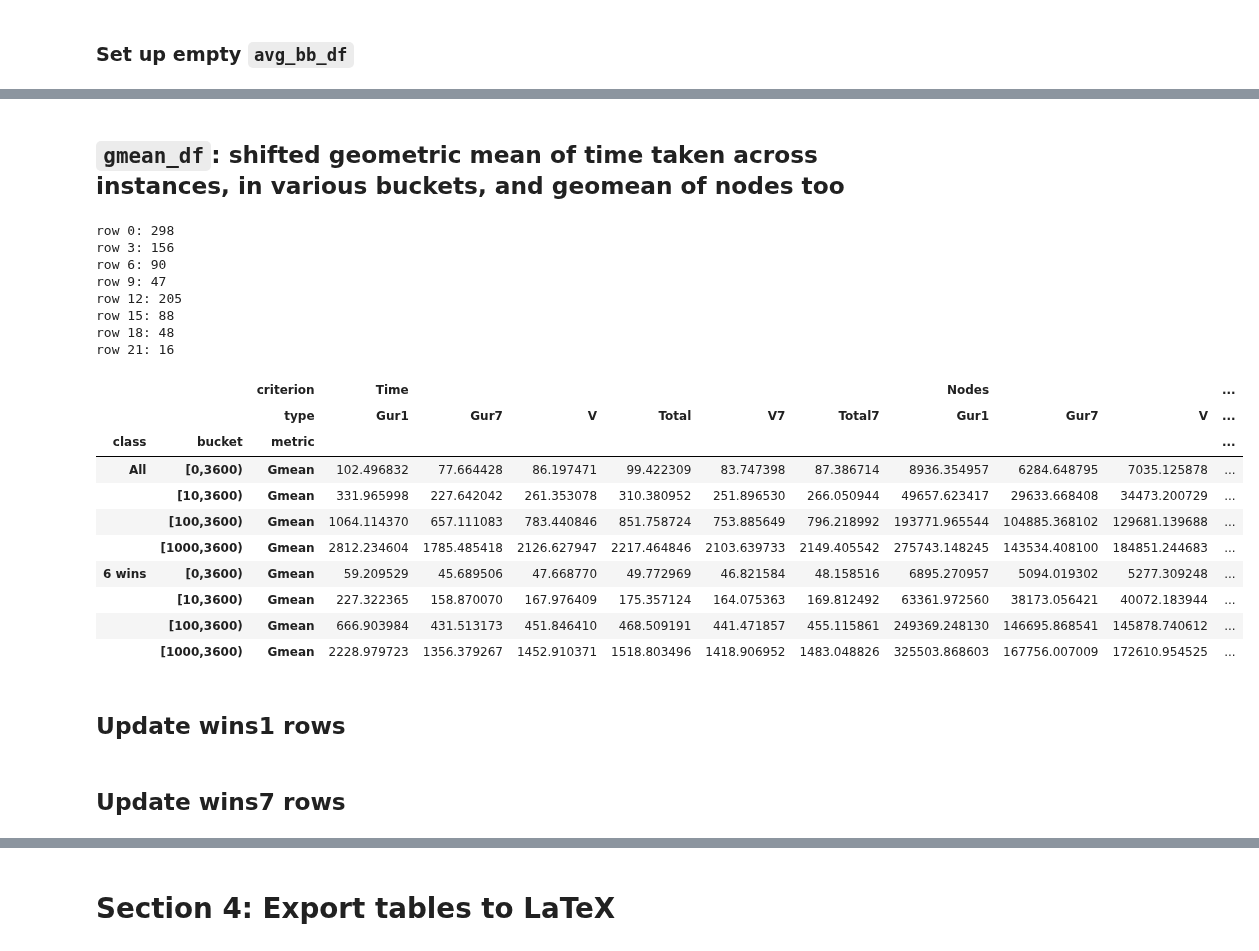
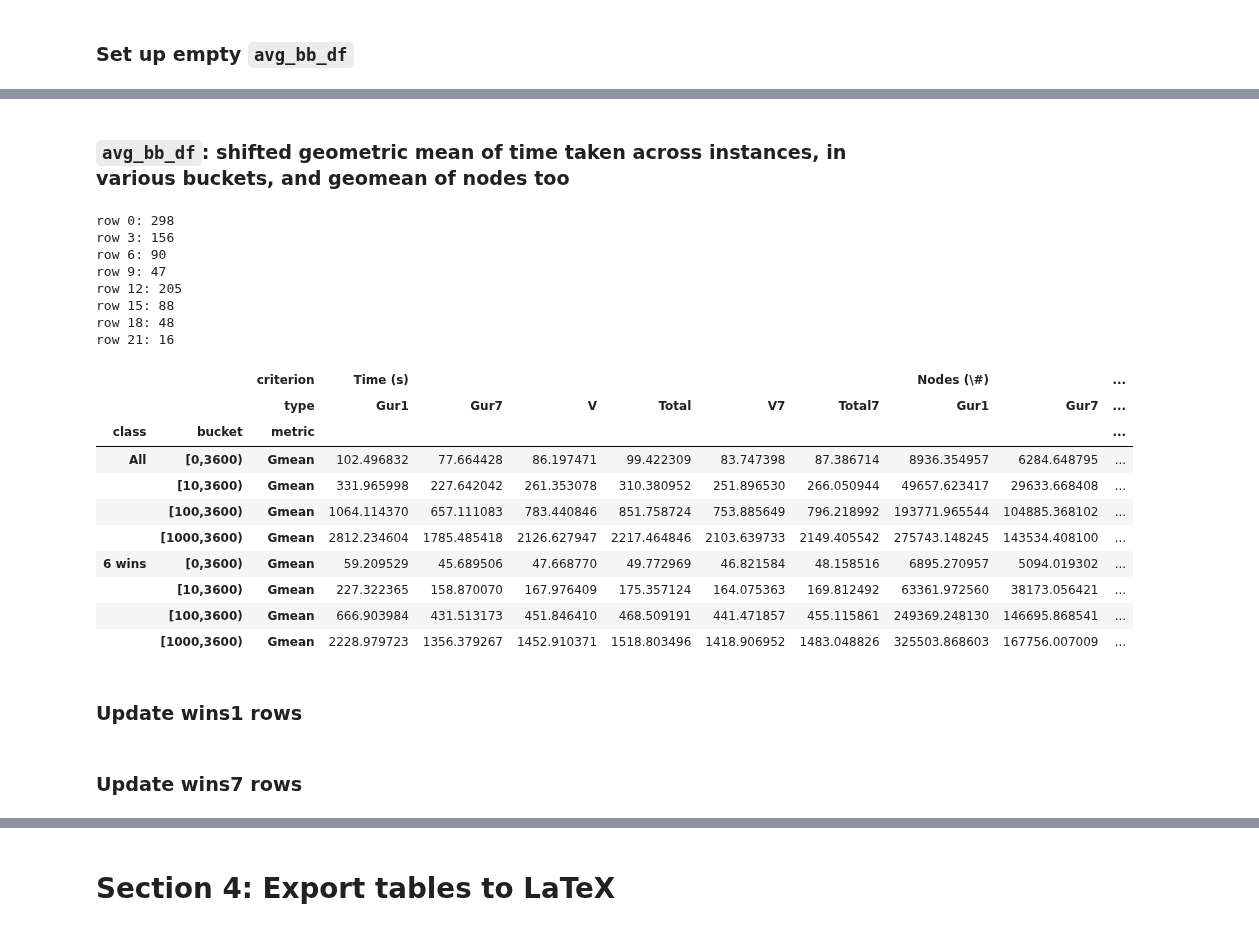
Before and after one commit to akazachk/vpc, a Jupyter notebook: plots/plots.ipynb, the cells around one changed output, grey strips where cells are left out. Cells and saved outputs as stored; diff of their text form; code cells hidden in the pictures.

Commit message:
Table 6 now successfully generated.

```diff
--- a/plots/plots.ipynb
+++ b/plots/plots.ipynb
@@ -1591,15 +1590,10 @@ time_df = df.loc[:,
                     'AVG REF TIME',
                     'FIRST REF+V TIME',
                     'VPC_GEN_TIME',
+                    'NUM GMIC',
                     'NUM VPC',
                     'NUM OBJ',
                     'ALL REF TIME',
                     'ExitReason']
                ]
-
-# Add total time for running solvder + generating cuts
-gurv_w_cut_time_col = 'REF+V W/CUTGEN TIME'
-time_df[gurv_w_cut_time_col] = time_df['FIRST REF+V TIME'] + time_df['VPC_GEN_TIME']
-
-display(time_df.loc['bm23_presolved'])
 #display(time_df.loc[("bm23_presolved",2)])
@@ -1616,0 +1686,5 @@ display(time_df.loc['bm23_presolved'])
+# %%
+# Add total time for running solver + generating cuts
+time_df[gur1v_w_cut_time_col] = time_df[gur1vtime_col] + time_df[col_vpc_gen_time]
+
+display(time_df.loc['bm23_presolved'])
@@ -1785,13 +2022,16 @@ bb_buckets = ['[' + str(bucket_min[j]) + ',' + str(bucket_max[j]) + ')' for j in
 # display(bucket_names)
 
 bb_metrics = ['Gmean', 'Wins1', 'Wins7']
+
+time_col_header = 'Time (s)'
+node_col_header = 'Nodes (\\#)'
 # %% [markdown]
 ### Set up empty `avg_bb_df`
 # %%
 ## Prepare avg_bb_df
 
 avg_bb_cols = pd.MultiIndex.from_arrays(
-    [['Time']*len(time_cols) + ['Nodes']*len(node_cols), time_cols + node_cols],
+    [[time_col_header]*len(time_cols_short) + [node_col_header]*len(node_cols_short), time_cols_short + node_cols_short],
     names = ['criterion', 'type'])
 #bb_row_names = pd.MultiIndex.from_product([bb_buckets, bb_row_names], names=['bucket', 'metric'])
 bb_row_names = pd.MultiIndex.from_product(
@@ -1827,5 +2065,5 @@ display(avg_bb_df.loc[(bb_classes[0], bb_buckets, bb_metrics[0]),:])
 # %% [markdown]
-## `gmean_df`: shifted geometric mean of time taken across instances, in various buckets, and geomean of nodes too
+### `avg_bb_df`: shifted geometric mean of time taken across instances, in various buckets, and geomean of nodes too
 # %%
 ## Create gmean_df
 #   = shifted geometric mean of time taken across instances, in various buckets
@@ -1845,9 +2083,9 @@ num_inst = np.zeros(len(avg_bb_df),dtype = np.int64)
 row_ind = 0
 
 #avg_bb_df.loc[(bb_classes[0], bb_buckets, bb_metrics[0]),:] = \
-shortcols_time = time_cols
+shortcols_time = time_cols_short
 cols_time = [map_short_to_cols_time[shortcol] for shortcol in shortcols_time]
-shortcols_nodes = node_cols
+shortcols_nodes = node_cols_short
 cols_nodes = [map_short_to_cols_nodes[shortcol] for shortcol in shortcols_nodes]
 
 cols = cols_time + cols_nodes
@@ -1860,9 +2098,9 @@ curr_df = curr_df[curr_df.index.get_level_values(1) == 0] # take only best value
 for i in range(num_buckets):
     curr_df = curr_df[curr_df[gur1time_col] > bucket_min[i]]
 
-    avg_bb_df.loc[(bb_classes[0], bb_buckets[i], bb_metrics[0]),('Time',shortcols_time)] = \
+    avg_bb_df.loc[(bb_classes[0], bb_buckets[i], bb_metrics[0]),(time_col_header,shortcols_time)] = \
         [geometric_mean(curr_df[col] + SHIFT_TIME) - SHIFT_TIME for col in cols_time]
-    avg_bb_df.loc[(bb_classes[0], bb_buckets[i], bb_metrics[0]),('Nodes',shortcols_nodes)] = \
+    avg_bb_df.loc[(bb_classes[0], bb_buckets[i], bb_metrics[0]),(node_col_header,shortcols_nodes)] = \
         [geometric_mean(curr_df[col] + SHIFT_NODES) - SHIFT_NODES for col in cols_nodes]
 
     print("row {:d}: {:d}".format(row_ind,len(curr_df)))
@@ -1871,48 +2109,48 @@ for i in range(num_buckets):
     row_ind += len(bb_metrics)
 
 # Now calculate stats for "6 trees" instances
 curr_df = selected_time_df.loc[all6_instances_dict.keys(),cols]
 curr_df = curr_df[curr_df.index.get_level_values(1) == 0] # take only best values
 
 for i in range(num_buckets):
     curr_df = curr_df[curr_df[gur1time_col] > bucket_min[i]]
 
-    avg_bb_df.loc[(bb_classes[1], bb_buckets[i], bb_metrics[0]),('Time',shortcols_time)] = \
+    avg_bb_df.loc[(bb_classes[1], bb_buckets[i], bb_metrics[0]),(time_col_header,shortcols_time)] = \
         [geometric_mean(curr_df[col] + SHIFT_TIME) - SHIFT_TIME for col in cols_time]
-    avg_bb_df.loc[(bb_classes[1], bb_buckets[i], bb_metrics[0]),('Nodes',shortcols_nodes)] = \
+    avg_bb_df.loc[(bb_classes[1], bb_buckets[i], bb_metrics[0]),(node_col_header,shortcols_nodes)] = \
         [geometric_mean(curr_df[col] + SHIFT_NODES) - SHIFT_NODES for col in cols_nodes]
 
     print("row {:d}: {:d}".format(row_ind,len(curr_df)))
 
     num_inst[row_ind:row_ind+len(bb_metrics)] = len(bb_metrics)*[len(curr_df)]
     row_ind += len(bb_metrics)
 
 avg_bb_df[inst_col_name] = num_inst
 # avg_bb_df['NUM INST'] = avg_bb_df['NUM INST'].astype(np.int64)
 
 display(avg_bb_df.loc[(bb_classes, bb_buckets, bb_metrics[0]),:])
 # %% [output]
 row 0: 298
 row 3: 156
 row 6: 90
 row 9: 47
 row 12: 205
 row 15: 88
 row 18: 48
 row 21: 16
-|  |  | criterion | Time |  |  |  |  |  | Nodes |  |  | ... |
-|  |  | type | Gur1 | Gur7 | V | Total | V7 | Total7 | Gur1 | Gur7 | V | ... |
-| class | bucket | metric |  |  |  |  |  |  |  |  |  | ... |
-| All | [0,3600) | Gmean | 102.496832 | 77.664428 | 86.197471 | 99.422309 | 83.747398 | 87.386714 | 8936.354957 | 6284.648795 | 7035.125878 | ... |
-|  | [10,3600) | Gmean | 331.965998 | 227.642042 | 261.353078 | 310.380952 | 251.896530 | 266.050944 | 49657.623417 | 29633.668408 | 34473.200729 | ... |
-|  | [100,3600) | Gmean | 1064.114370 | 657.111083 | 783.440846 | 851.758724 | 753.885649 | 796.218992 | 193771.965544 | 104885.368102 | 129681.139688 | ... |
-|  | [1000,3600) | Gmean | 2812.234604 | 1785.485418 | 2126.627947 | 2217.464846 | 2103.639733 | 2149.405542 | 275743.148245 | 143534.408100 | 184851.244683 | ... |
-| 6 wins | [0,3600) | Gmean | 59.209529 | 45.689506 | 47.668770 | 49.772969 | 46.821584 | 48.158516 | 6895.270957 | 5094.019302 | 5277.309248 | ... |
-|  | [10,3600) | Gmean | 227.322365 | 158.870070 | 167.976409 | 175.357124 | 164.075363 | 169.812492 | 63361.972560 | 38173.056421 | 40072.183944 | ... |
-|  | [100,3600) | Gmean | 666.903984 | 431.513173 | 451.846410 | 468.509191 | 441.471857 | 455.115861 | 249369.248130 | 146695.868541 | 145878.740612 | ... |
-|  | [1000,3600) | Gmean | 2228.979723 | 1356.379267 | 1452.910371 | 1518.803496 | 1418.906952 | 1483.048826 | 325503.868603 | 167756.007009 | 172610.954525 | ... |
+|  |  | criterion | Time (s) |  |  |  |  |  | Nodes (\#) |  | ... |
+|  |  | type | Gur1 | Gur7 | V | Total | V7 | Total7 | Gur1 | Gur7 | ... |
+| class | bucket | metric |  |  |  |  |  |  |  |  | ... |
+| All | [0,3600) | Gmean | 102.496832 | 77.664428 | 86.197471 | 99.422309 | 83.747398 | 87.386714 | 8936.354957 | 6284.648795 | ... |
+|  | [10,3600) | Gmean | 331.965998 | 227.642042 | 261.353078 | 310.380952 | 251.896530 | 266.050944 | 49657.623417 | 29633.668408 | ... |
+|  | [100,3600) | Gmean | 1064.114370 | 657.111083 | 783.440846 | 851.758724 | 753.885649 | 796.218992 | 193771.965544 | 104885.368102 | ... |
+|  | [1000,3600) | Gmean | 2812.234604 | 1785.485418 | 2126.627947 | 2217.464846 | 2103.639733 | 2149.405542 | 275743.148245 | 143534.408100 | ... |
+| 6 wins | [0,3600) | Gmean | 59.209529 | 45.689506 | 47.668770 | 49.772969 | 46.821584 | 48.158516 | 6895.270957 | 5094.019302 | ... |
+|  | [10,3600) | Gmean | 227.322365 | 158.870070 | 167.976409 | 175.357124 | 164.075363 | 169.812492 | 63361.972560 | 38173.056421 | ... |
+|  | [100,3600) | Gmean | 666.903984 | 431.513173 | 451.846410 | 468.509191 | 441.471857 | 455.115861 | 249369.248130 | 146695.868541 | ... |
+|  | [1000,3600) | Gmean | 2228.979723 | 1356.379267 | 1452.910371 | 1518.803496 | 1418.906952 | 1483.048826 | 325503.868603 | 167756.007009 | ... |
 # %% [markdown]
-## Update wins1 rows
+### Update wins1 rows
 # %%
 ## Update wins1 rows
 # A win in terms of time is counted when the ``Gur1'' baseline seconds taken
@@ -1954,6 +2192,6 @@ for i in range(num_buckets):
         [ int(sum(curr_df[refcol] > curr_df[col])) for col in cols_nodes ]
 # %% [markdown]
-## Update wins7 rows
+### Update wins7 rows
 # %%
 ## Update wins7 rows
 # A win in terms of time is counted when the ``Gur1'' baseline seconds taken
```
Also changed, not shown: parts of 33 cells of this notebook.
